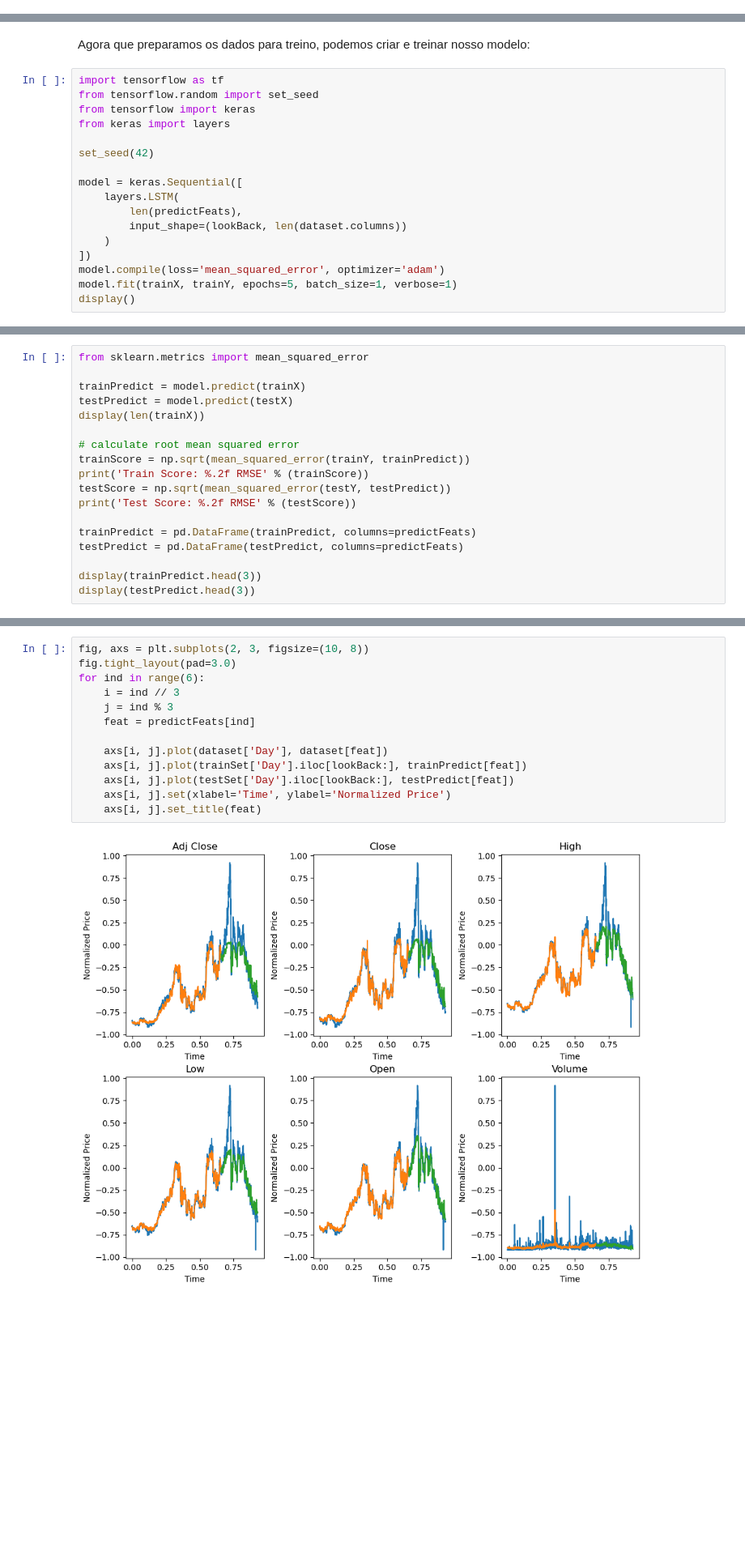
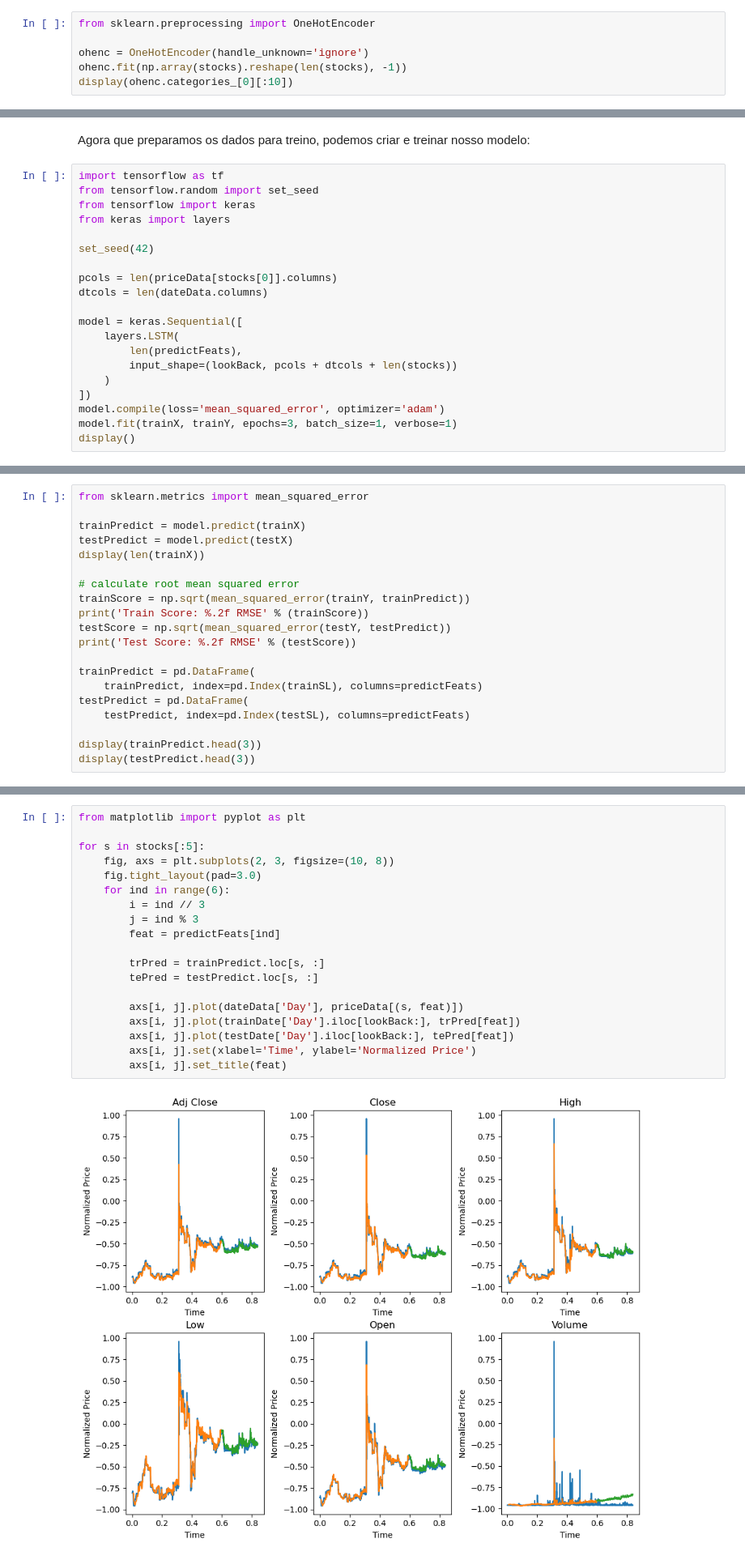
Before and after one commit to gabrielmaia2/trabalho-ml2023, a Jupyter notebook: Trabalho.ipynb, the cells around one changed output, grey strips where cells are left out. Shown: that part at 81% size. Cells and saved outputs as stored; diff of their text form; blank space fills up the shorter version.

```diff
--- a/Trabalho.ipynb
+++ b/Trabalho.ipynb
@@ -334,0 +316,6 @@ display()
+# %%
+from sklearn.preprocessing import OneHotEncoder
+
+ohenc = OneHotEncoder(handle_unknown='ignore')
+ohenc.fit(np.array(stocks).reshape(len(stocks), -1))
+display(ohenc.categories_[0][:10])
@@ -381,13 +396,16 @@ from keras import layers
 
 set_seed(42)
 
+pcols = len(priceData[stocks[0]].columns)
+dtcols = len(dateData.columns)
+
 model = keras.Sequential([
     layers.LSTM(
         len(predictFeats),
-        input_shape=(lookBack, len(dataset.columns))
+        input_shape=(lookBack, pcols + dtcols + len(stocks))
     )
 ])
 model.compile(loss='mean_squared_error', optimizer='adam')
-model.fit(trainX, trainY, epochs=5, batch_size=1, verbose=1)
+model.fit(trainX, trainY, epochs=3, batch_size=1, verbose=1)
 display()
 # %% [output]
@@ -436,8 +456,10 @@ print('Train Score: %.2f RMSE' % (trainScore))
 testScore = np.sqrt(mean_squared_error(testY, testPredict))
 print('Test Score: %.2f RMSE' % (testScore))
 
-trainPredict = pd.DataFrame(trainPredict, columns=predictFeats)
-testPredict = pd.DataFrame(testPredict, columns=predictFeats)
+trainPredict = pd.DataFrame(
+    trainPredict, index=pd.Index(trainSL), columns=predictFeats)
+testPredict = pd.DataFrame(
+    testPredict, index=pd.Index(testSL), columns=predictFeats)
 
 display(trainPredict.head(3))
 display(testPredict.head(3))
@@ -466,15 +482,21 @@ Visualização os dados:
 # %%
-fig, axs = plt.subplots(2, 3, figsize=(10, 8))
-fig.tight_layout(pad=3.0)
-for ind in range(6):
-    i = ind // 3
-    j = ind % 3
-    feat = predictFeats[ind]
+from matplotlib import pyplot as plt
 
-    axs[i, j].plot(dataset['Day'], dataset[feat])
-    axs[i, j].plot(trainSet['Day'].iloc[lookBack:], trainPredict[feat])
-    axs[i, j].plot(testSet['Day'].iloc[lookBack:], testPredict[feat])
-    axs[i, j].set(xlabel='Time', ylabel='Normalized Price')
-    axs[i, j].set_title(feat)
+for s in stocks[:5]:
+    fig, axs = plt.subplots(2, 3, figsize=(10, 8))
+    fig.tight_layout(pad=3.0)
+    for ind in range(6):
+        i = ind // 3
+        j = ind % 3
+        feat = predictFeats[ind]
+
+        trPred = trainPredict.loc[s, :]
+        tePred = testPredict.loc[s, :]
+
+        axs[i, j].plot(dateData['Day'], priceData[(s, feat)])
+        axs[i, j].plot(trainDate['Day'].iloc[lookBack:], trPred[feat])
+        axs[i, j].plot(testDate['Day'].iloc[lookBack:], tePred[feat])
+        axs[i, j].set(xlabel='Time', ylabel='Normalized Price')
+        axs[i, j].set_title(feat)
 # %% [output]
-[figure, old version]
+[figure, new version]
```
Also changed, not shown: parts of 35 cells of this notebook.
